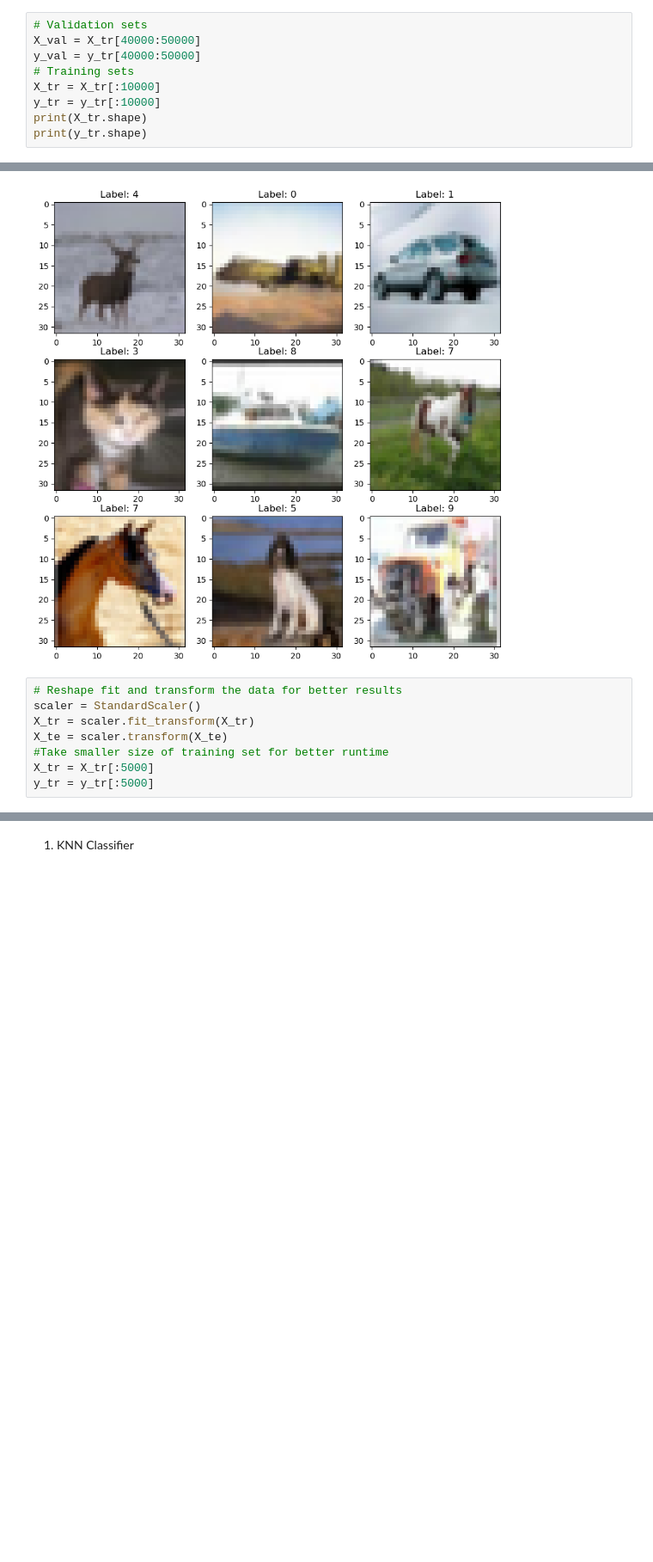
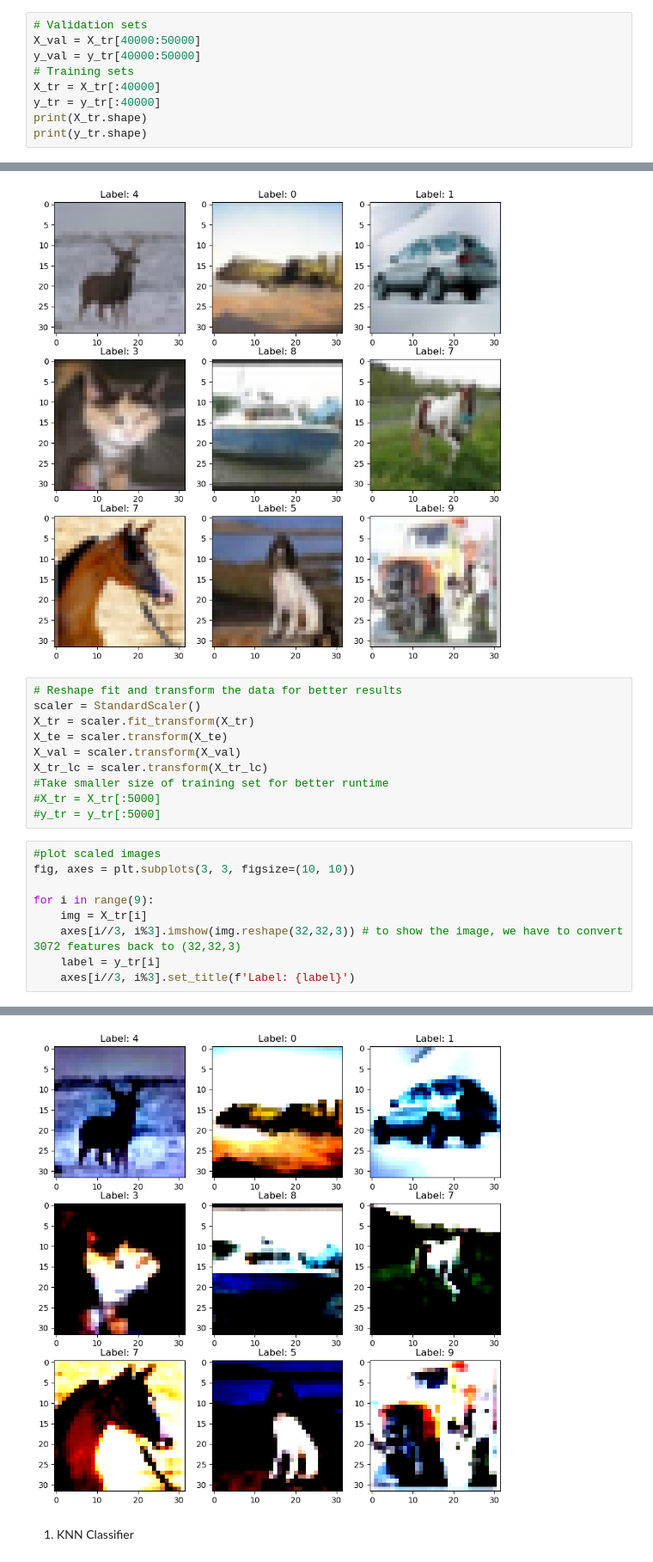
Before and after one commit to atran10TF/CS178Project, a Jupyter notebook: Project.ipynb, the cells around one changed output, grey strips where cells are left out. Shown at 86% size. Saved outputs shown, nothing was run; the diff lists cells and outputs as text; blank space fills up the shorter version.

```diff
--- a/Project.ipynb
+++ b/Project.ipynb
@@ -38,8 +42,8 @@ y_te = y_te.reshape(10000)
 X_val = X_tr[40000:50000]
 y_val = y_tr[40000:50000]
 # Training sets
-X_tr = X_tr[:10000]
-y_tr = y_tr[:10000]
+X_tr = X_tr[:40000]
+y_tr = y_tr[:40000]
 print(X_tr.shape)
 print(y_tr.shape)
 # %% [output]
@@ -60,6 +64,18 @@ for i in range(9):
 scaler = StandardScaler()
 X_tr = scaler.fit_transform(X_tr)
 X_te = scaler.transform(X_te)
+X_val = scaler.transform(X_val)
+X_tr_lc = scaler.transform(X_tr_lc)
 #Take smaller size of training set for better runtime
-X_tr = X_tr[:5000]
-y_tr = y_tr[:5000]
+#X_tr = X_tr[:5000]
+#y_tr = y_tr[:5000]
+# %%
+#plot scaled images
+fig, axes = plt.subplots(3, 3, figsize=(10, 10))
+
+for i in range(9):
+    img = X_tr[i]
+    axes[i//3, i%3].imshow(img.reshape(32,32,3)) # to show the image, we have to convert 3072 features back to (32,32,3)
+    label = y_tr[i]
+    axes[i//3, i%3].set_title(f'Label: {label}')
+# %% [output]
@@ -66,3 +91,4 @@ y_tr = y_tr[:5000]
+[figure, added]
 # %% [markdown]
 1. KNN Classifier
 # %%
```
Also changed, not shown: parts of 5 cells of this notebook.
